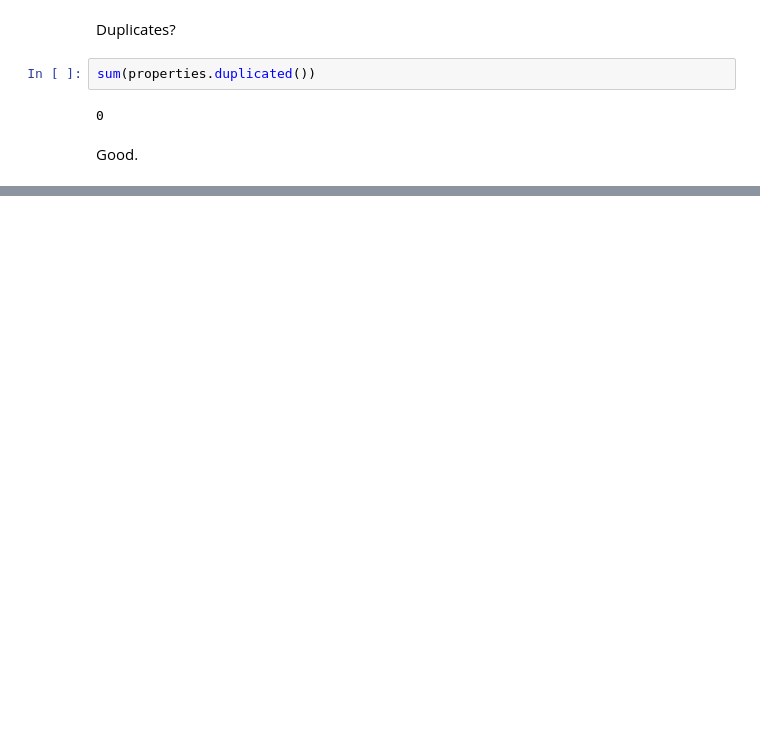
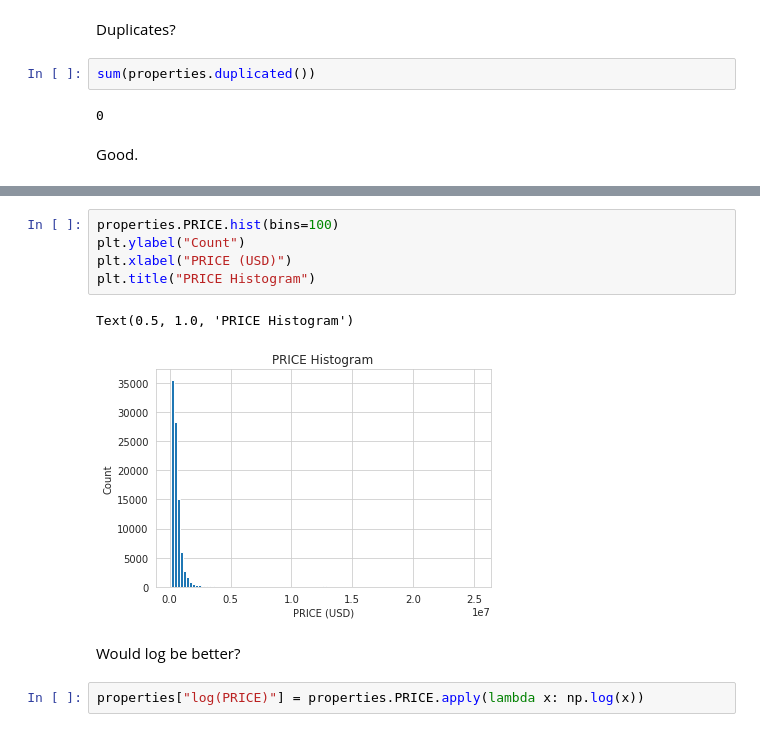
Before and after one commit to nt-ds/dc-residential-properties-analysis, a Jupyter notebook: notebooks/1.0-nt-eda.ipynb, the cells around one changed output, grey strips where cells are left out. Drawn from its saved outputs; the diff is of its cells as text; blank space fills up the shorter version.

```diff
--- a/notebooks/1.0-nt-eda.ipynb
+++ b/notebooks/1.0-nt-eda.ipynb
@@ -103,0 +236,12 @@ Good.
+# %%
+properties.PRICE.hist(bins=100)
+plt.ylabel("Count")
+plt.xlabel("PRICE (USD)")
+plt.title("PRICE Histogram")
+# %% [output]
+Text(0.5, 1.0, 'PRICE Histogram')
+[figure, added]
+# %% [markdown]
+Would log be better?
+# %%
+properties["log(PRICE)"] = properties.PRICE.apply(lambda x: np.log(x))
```
Also changed, not shown: parts of 128 cells of this notebook.
